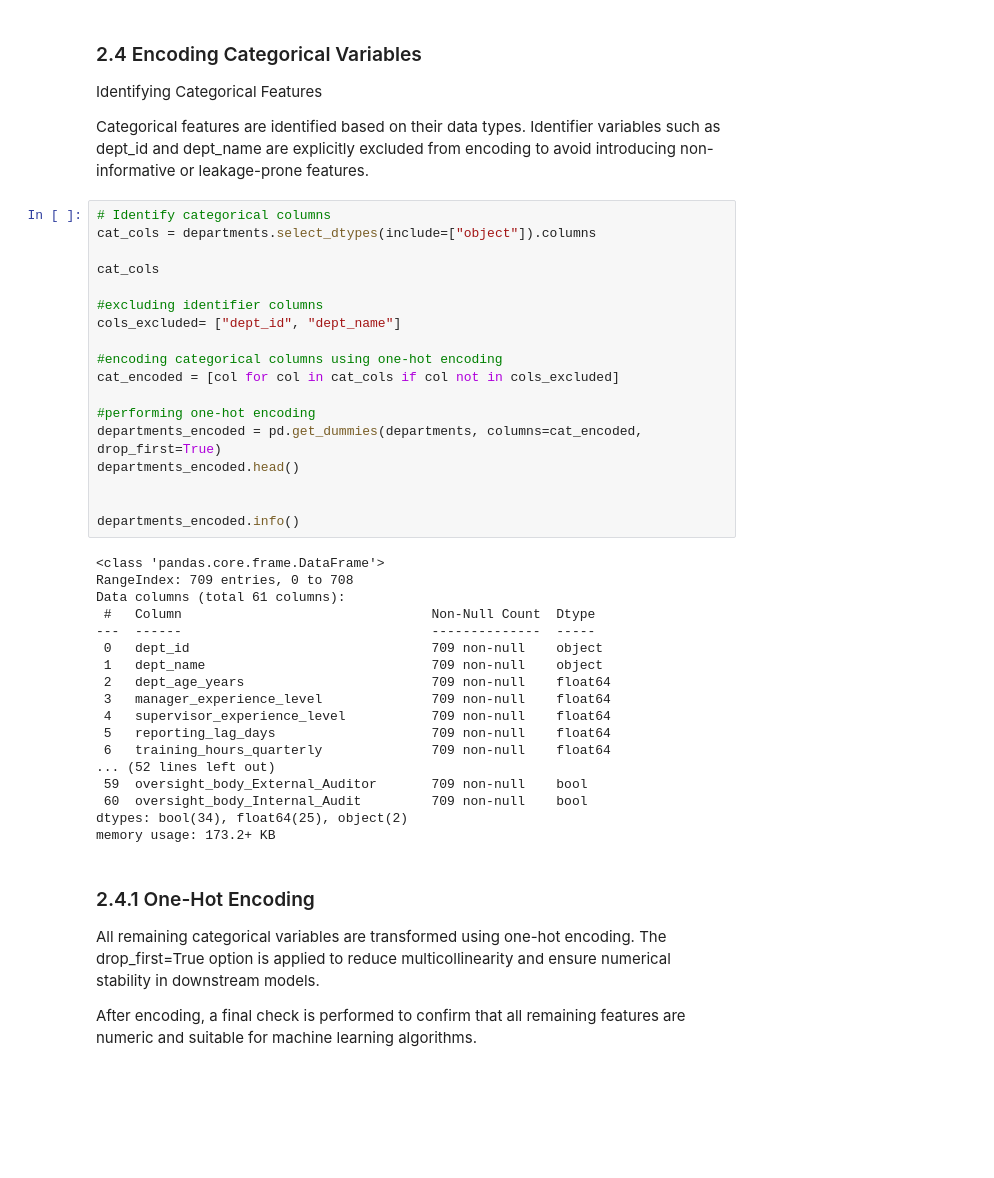
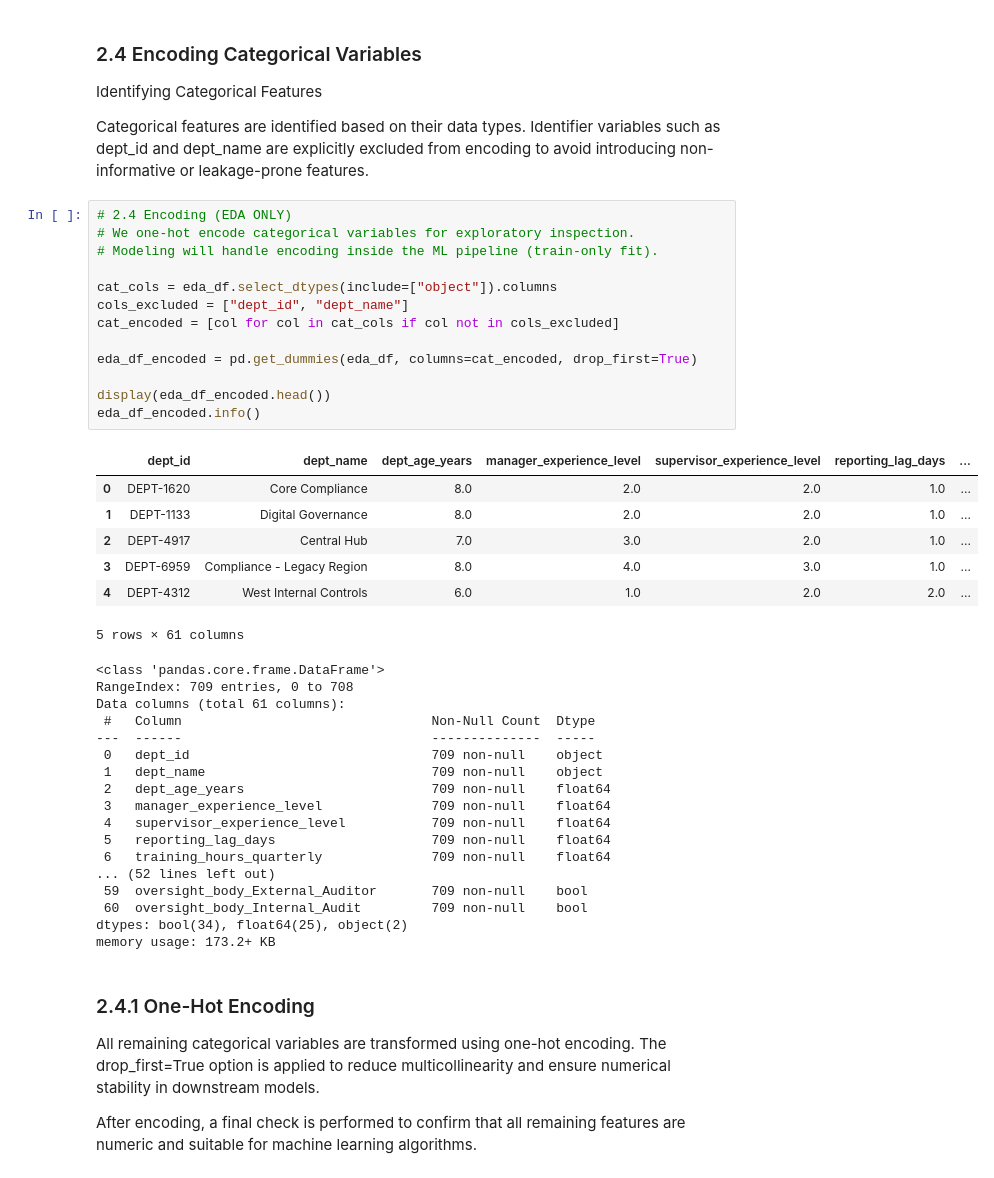
Before and after one commit to deniztaylan06/PROJECT_321551, a Jupyter notebook: main.ipynb, the cells around one changed output. Cells and saved outputs as stored; diff of their text form; blank space fills up the shorter version.

```diff
--- a/main.ipynb
+++ b/main.ipynb
@@ -284,41 +282,43 @@ Identifying Categorical Features
 Categorical features are identified based on their data types.
 Identifier variables such as dept_id and dept_name are explicitly excluded from encoding to avoid introducing non-informative or leakage-prone features.
 # %%
-# Identify categorical columns
-cat_cols = departments.select_dtypes(include=["object"]).columns
+# 2.4 Encoding (EDA ONLY)
+# We one-hot encode categorical variables for exploratory inspection.
+# Modeling will handle encoding inside the ML pipeline (train-only fit).
 
-cat_cols
-
-#excluding identifier columns
-cols_excluded= ["dept_id", "dept_name"]
-
-#encoding categorical columns using one-hot encoding
+cat_cols = eda_df.select_dtypes(include=["object"]).columns
+cols_excluded = ["dept_id", "dept_name"]
 cat_encoded = [col for col in cat_cols if col not in cols_excluded]
 
-#performing one-hot encoding
-departments_encoded = pd.get_dummies(departments, columns=cat_encoded, drop_first=True)
-departments_encoded.head()
+eda_df_encoded = pd.get_dummies(eda_df, columns=cat_encoded, drop_first=True)
 
-
-departments_encoded.info()
+display(eda_df_encoded.head())
+eda_df_encoded.info()
 # %% [output]
+|  | dept_id | dept_name | dept_age_years | manager_experience_level | supervisor_experience_level | reporting_lag_days | ... |
+| 0 | DEPT-1620 | Core Compliance | 8.0 | 2.0 | 2.0 | 1.0 | ... |
+| 1 | DEPT-1133 | Digital Governance | 8.0 | 2.0 | 2.0 | 1.0 | ... |
+| 2 | DEPT-4917 | Central Hub | 7.0 | 3.0 | 2.0 | 1.0 | ... |
+| 3 | DEPT-6959 | Compliance - Legacy Region | 8.0 | 4.0 | 3.0 | 1.0 | ... |
+| 4 | DEPT-4312 | West Internal Controls | 6.0 | 1.0 | 2.0 | 2.0 | ... |
-<class 'pandas.core.frame.DataFrame'>
-RangeIndex: 709 entries, 0 to 708
-Data columns (total 61 columns):
- #   Column                                Non-Null Count  Dtype
----  ------                                --------------  -----
- 0   dept_id                               709 non-null    object
- 1   dept_name                             709 non-null    object
- 2   dept_age_years                        709 non-null    float64
- 3   manager_experience_level              709 non-null    float64
- 4   supervisor_experience_level           709 non-null    float64
- 5   reporting_lag_days                    709 non-null    float64
- 6   training_hours_quarterly              709 non-null    float64
-... (52 lines left out)
- 59  oversight_body_External_Auditor       709 non-null    bool
- 60  oversight_body_Internal_Audit         709 non-null    bool
-dtypes: bool(34), float64(25), object(2)
-memory usage: 173.2+ KB
+5 rows × 61 columns
+<class 'pandas.core.frame.DataFrame'>
+RangeIndex: 709 entries, 0 to 708
+Data columns (total 61 columns):
+ #   Column                                Non-Null Count  Dtype
+---  ------                                --------------  -----
+ 0   dept_id                               709 non-null    object
+ 1   dept_name                             709 non-null    object
+ 2   dept_age_years                        709 non-null    float64
+ 3   manager_experience_level              709 non-null    float64
+ 4   supervisor_experience_level           709 non-null    float64
+ 5   reporting_lag_days                    709 non-null    float64
+ 6   training_hours_quarterly              709 non-null    float64
+... (52 lines left out)
+ 59  oversight_body_External_Auditor       709 non-null    bool
+ 60  oversight_body_Internal_Audit         709 non-null    bool
+dtypes: bool(34), float64(25), object(2)
+memory usage: 173.2+ KB
 # %% [markdown]
 ### 2.4.1 One-Hot Encoding
 
```
Also changed, not shown: parts of 12 cells of this notebook, 7 other files.
